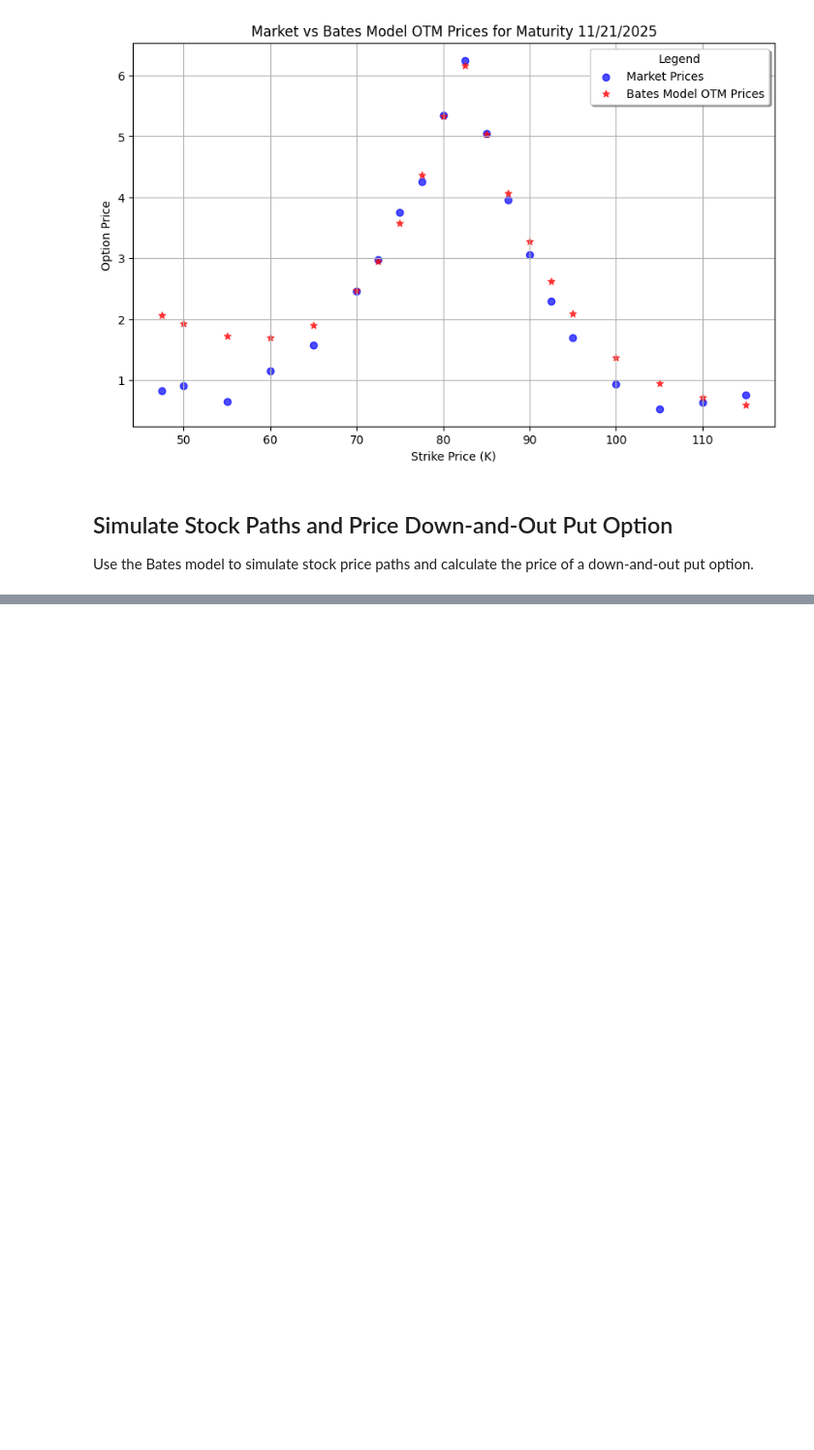
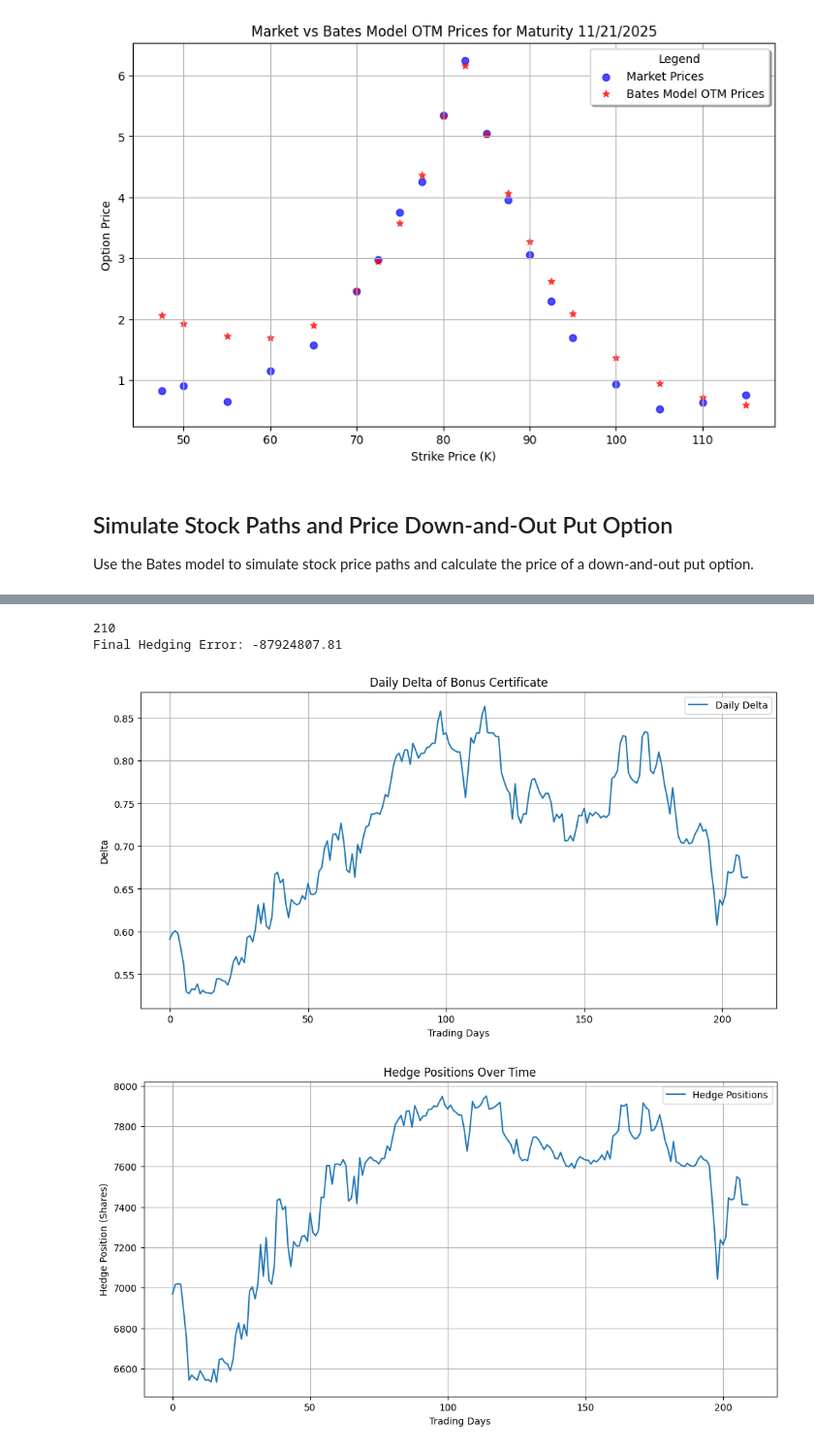
Before and after one commit to MichaelCarloH/bonus-certificate-bates-hedging, a Jupyter notebook: notebooks/bc_pricing.ipynb, the cells around one changed output, grey strips where cells are left out. Shown at 97% size. Cells and saved outputs as stored; diff of their text form; code cells hidden in the pictures; blank space fills up the shorter version.

Commit message:
added continuous hedging

```diff
--- a/notebooks/bc_pricing.ipynb
+++ b/notebooks/bc_pricing.ipynb
@@ -395,0 +408,47 @@ print(f"Down-and-Out Put Option Price: {down_and_out_put_price:.4f}")
+# %%
+# Initialize parameters
+N = 1_000_000  # Notional
+trading_days = int(T * 365)  # Number of trading days in a year
+dt = T / trading_days  # Time step
+epsilon = 1e-4  # Finite difference step for delta calculation
+
+# Simulate one Bates path
+np.random.seed(42)
+bates_path = calibrated_model.simulate_paths(n_paths=1, n_steps=trading_days, seed=42)[0]
+
+# Compute the first delta
+S_t = bates_path[0]
+P_plus = calibrated_model.price_down_and_out_put(K, H, n_paths=1000, seed=42, S0=S_t + epsilon)
+P_minus = calibrated_model.price_down_and_out_put(K, H, n_paths=1000, seed=42, S0=S_t - epsilon)
+delta_DO = (P_plus - P_minus) / (2 * epsilon)
+
+# Total delta of the Bonus Certificate
+delta_BC = 1 + delta_DO
+print(f"First Delta of Bonus Certificate: {delta_BC:.4f}")
+# %% [output]
+210
+Final Hedging Error: -87924807.81
+# %%
+# Plot daily delta and hedge positions
+import matplotlib.pyplot as plt
+
+plt.figure(figsize=(12, 6))
+plt.plot(deltas, label='Daily Delta')
+plt.title('Daily Delta of Bonus Certificate')
+plt.xlabel('Trading Days')
+plt.ylabel('Delta')
+plt.legend()
+plt.grid(True)
+plt.show()
+
+plt.figure(figsize=(12, 6))
+plt.plot(hedge_positions, label='Hedge Positions')
+plt.title('Hedge Positions Over Time')
+plt.xlabel('Trading Days')
+plt.ylabel('Hedge Position (Shares)')
+plt.legend()
+plt.grid(True)
+plt.show()
+# %% [output]
+[figure, added]
+[figure, added]
```
Also changed, not shown: parts of 5 cells of this notebook, 1 other file.
